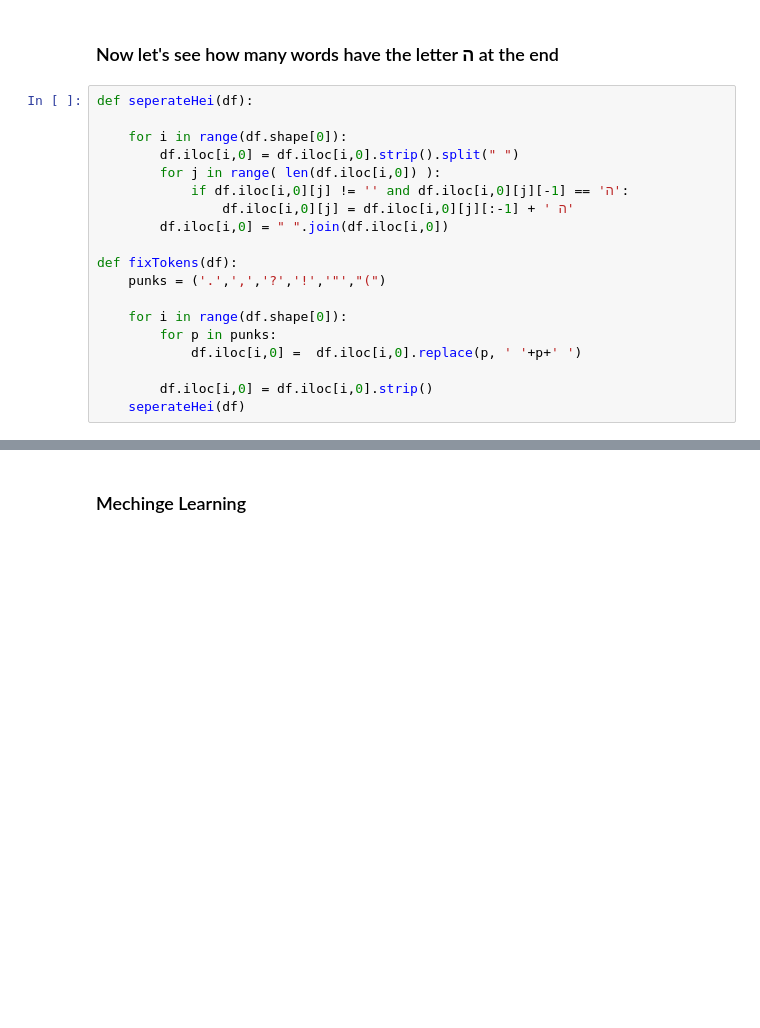
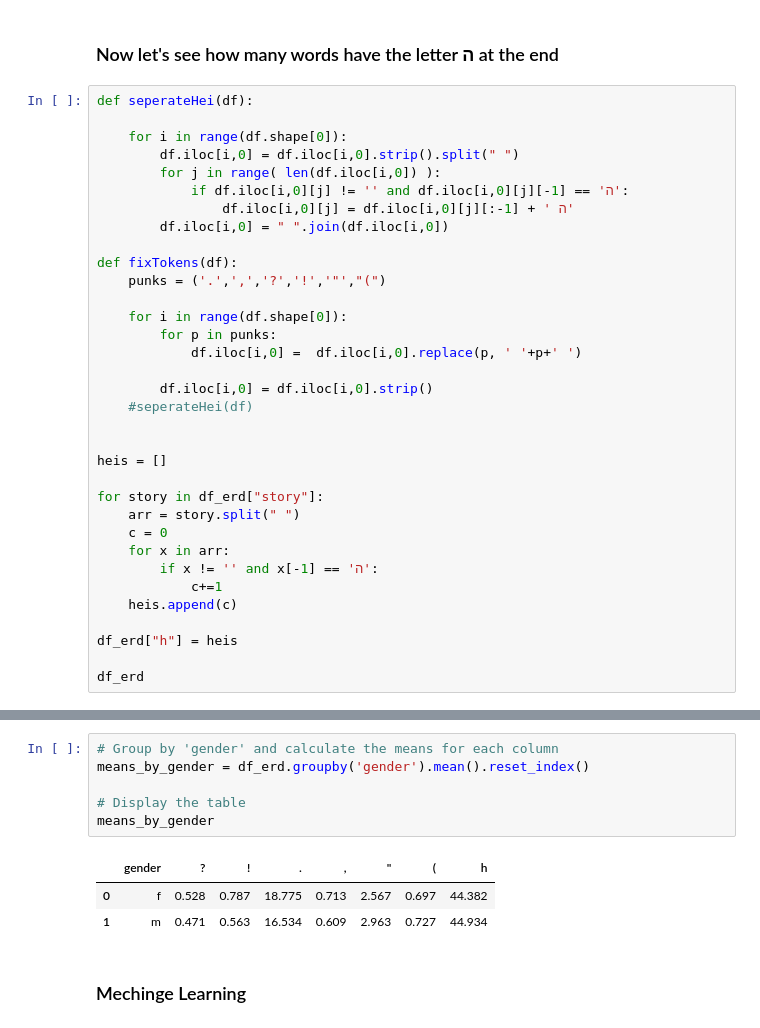
Before and after one commit to DanielDolberg/Mechine_learning_final, a Jupyter notebook: Assignment3-text-analysis.ipynb, the cells around one changed output, grey strips where cells are left out. Saved outputs shown, nothing was run; the diff lists cells and outputs as text; blank space fills up the shorter version.

```diff
--- a/Assignment3-text-analysis.ipynb
+++ b/Assignment3-text-analysis.ipynb
@@ -422,4 +402,19 @@ def fixTokens(df):
             df.iloc[i,0] =  df.iloc[i,0].replace(p, ' '+p+' ')
 
         df.iloc[i,0] = df.iloc[i,0].strip()
-    seperateHei(df)
+    #seperateHei(df)
+
+
+heis = []
+
+for story in df_erd["story"]:
+    arr = story.split(" ")
+    c = 0
+    for x in arr:
+        if x != '' and x[-1] == 'ה':
+            c+=1
+    heis.append(c)
+
+df_erd["h"] = heis
+
+df_erd
@@ -426,3 +435,13 @@ def fixTokens(df):
+# %%
+# Group by 'gender' and calculate the means for each column
+means_by_gender = df_erd.groupby('gender').mean().reset_index()
+
+# Display the table
+means_by_gender
+# %% [output]
+|  | gender | ? | ! | . | , | " | ( | h |
+| 0 | f | 0.528 | 0.787 | 18.775 | 0.713 | 2.567 | 0.697 | 44.382 |
+| 1 | m | 0.471 | 0.563 | 16.534 | 0.609 | 2.963 | 0.727 | 44.934 |
 # %% [markdown]
 ### Mechinge Learning
 # %%
```
Also changed, not shown: parts of 10 cells of this notebook, 1 other file.
